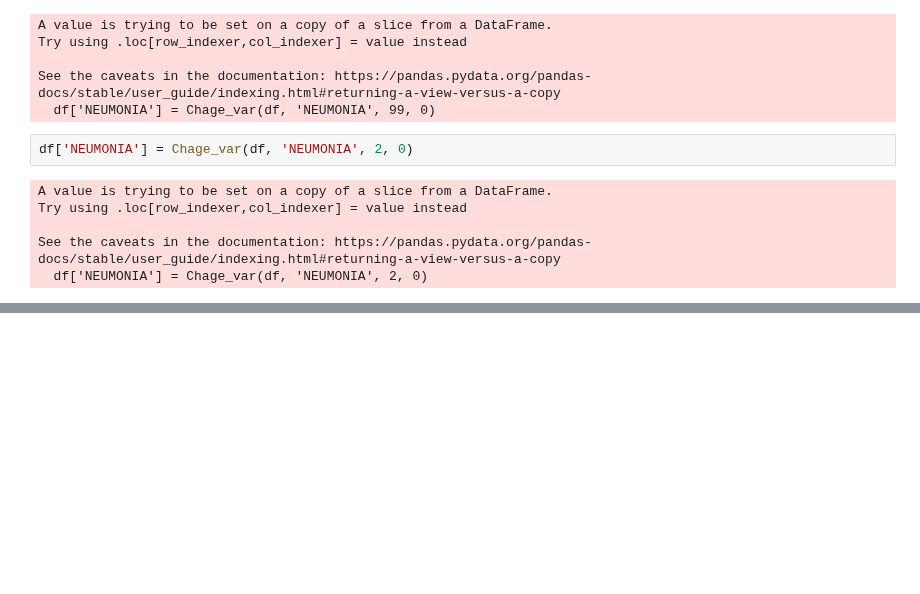
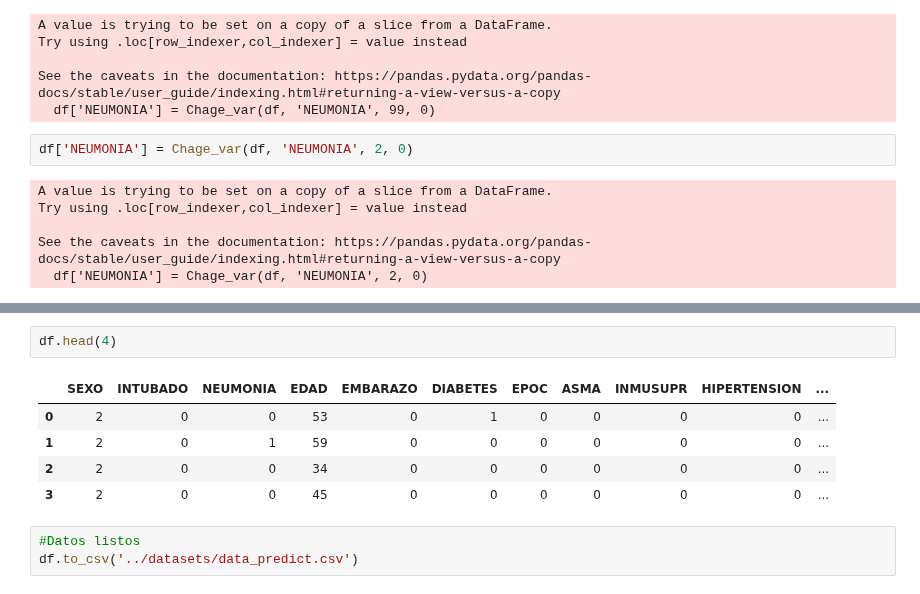
Before and after one commit to artthuro6/Covid-19, a Jupyter notebook: notebooks/Predict - Dead (Logistic Regresion).ipynb, the cells around one changed output, grey strips where cells are left out. Drawn from its saved outputs; the diff is of its cells as text; blank space fills up the shorter version.

Commit message:
Salvando datos limpios para la prediccion

```diff
--- a/notebooks/Predict - Dead (Logistic Regresion).ipynb
+++ b/notebooks/Predict - Dead (Logistic Regresion).ipynb
@@ -151 +548,12 @@ Name: NEUMONIA, dtype: int64
+# %%
+df.head(4)
+# %% [output]
+|  | SEXO | INTUBADO | NEUMONIA | EDAD | EMBARAZO | DIABETES | EPOC | ASMA | INMUSUPR | HIPERTENSION | ... |
+| 0 | 2 | 0 | 0 | 53 | 0 | 1 | 0 | 0 | 0 | 0 | ... |
+| 1 | 2 | 0 | 1 | 59 | 0 | 0 | 0 | 0 | 0 | 0 | ... |
+| 2 | 2 | 0 | 0 | 34 | 0 | 0 | 0 | 0 | 0 | 0 | ... |
+| 3 | 2 | 0 | 0 | 45 | 0 | 0 | 0 | 0 | 0 | 0 | ... |
+# %%
+#Datos listos
+df.to_csv('../datasets/data_predict.csv')
 # %%
```
Also changed, not shown: parts of 35 cells of this notebook.
